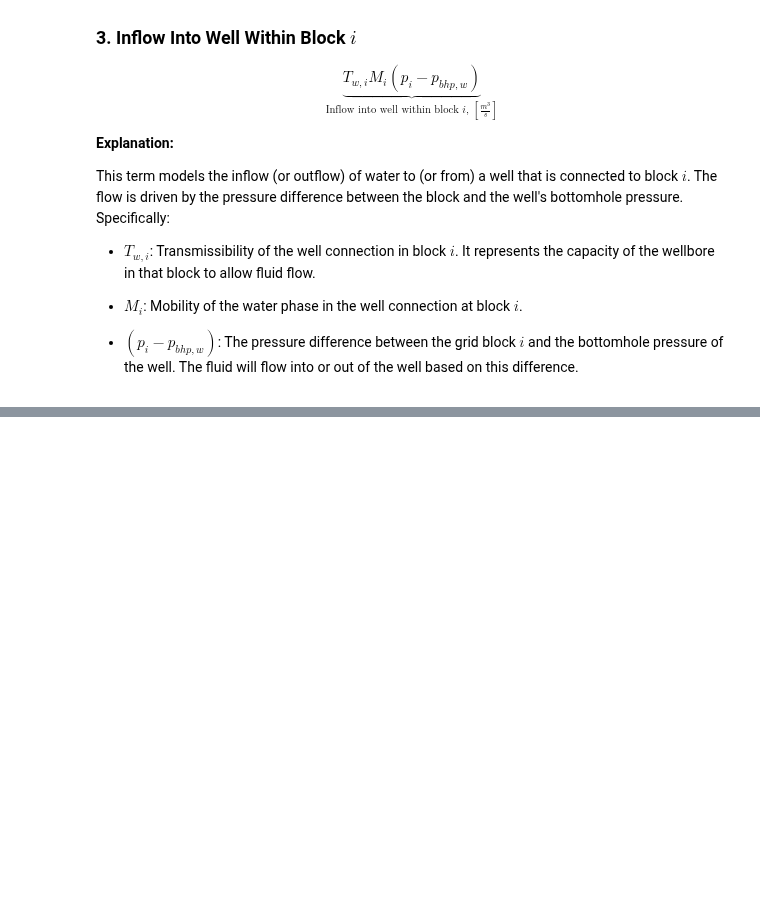
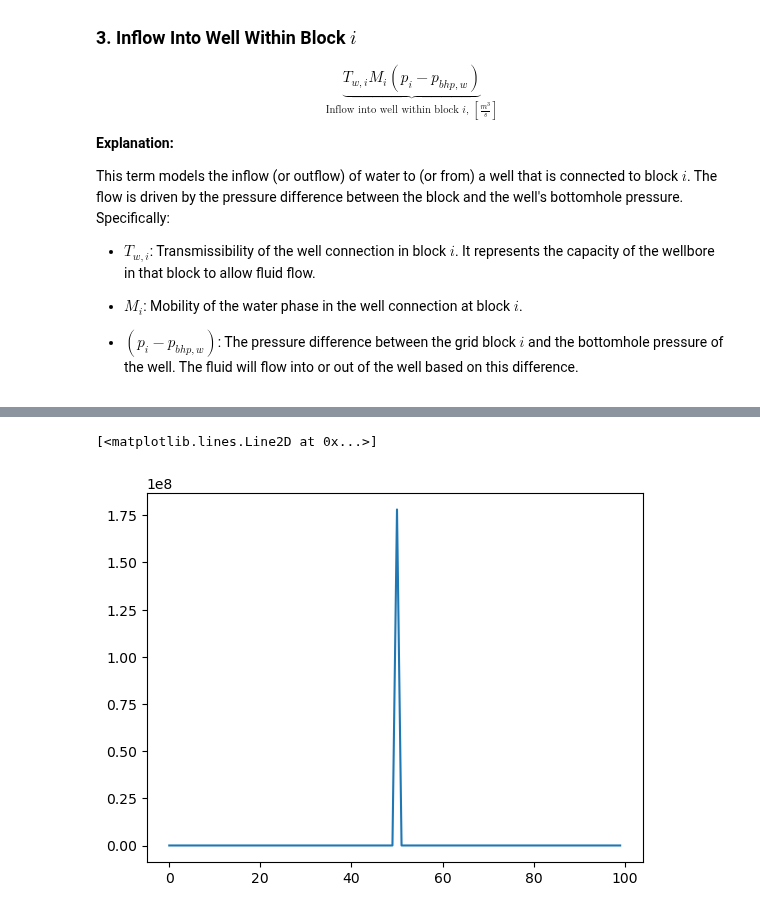
Before and after one commit to rfarell/Subsurface-Modeling-Tutorials, a Jupyter notebook: notebooks/01_Introduction/01_04_Discrete_Single_Phase_Reservoir_Simulator.ipynb, the cells around one changed output, grey strips where cells are left out. Saved outputs shown, nothing was run; the diff lists cells and outputs as text; code cells hidden in the pictures; blank space fills up the shorter version.

```diff
--- a/notebooks/01_Introduction/01_04_Discrete_Single_Phase_Reservoir_Simulator.ipynb
+++ b/notebooks/01_Introduction/01_04_Discrete_Single_Phase_Reservoir_Simulator.ipynb
@@ -442,0 +337,78 @@ plt.show()
+# %%
+import numpy as np
+import matplotlib.pyplot as plt
+import torch
+
+# Constants
+P_MAX = 10000.0
+COMPRESSIBILITY = 1e-5
+cell_volume = 0.5
+n = 100
+well_loc = 50
+poro = torch.ones(n) * 0.3
+V = torch.ones(n) * cell_volume
+lam = 1.0
+dt = 0.01
+well_mobility = torch.ones(n) * 0.5
+well_transmissibility = torch.ones(n) * 0.001
+
+# Initial pressure
+p_new = torch.full((n,), P_MAX, dtype=torch.float64, requires_grad=True)
+
+# Connectivity Matrix
+T = torch.zeros((n, n), dtype=torch.float64)
+T[:-1, 1:] = 1
+T[1:, :-1] = 1
+
+# Functions
+def pore_volume_multiplier(p, V):
+    return V * (1 + COMPRESSIBILITY * (p - P_MAX))
+
+def formation_volume_factor(p):
+    return 1 + COMPRESSIBILITY * (p - P_MAX)
+
+def transmissibility_multiplier(p):
+    return torch.ones_like(p)
+
+def governing_eqn(p_new, p_old, poro, V, lam, T, well_mobility, well_transmissibility):
+    A = torch.diag(poro * pore_volume_multiplier(p_old, V) * formation_volume_factor(p_old))
+    B = torch.sum(T * formation_volume_factor(p_old) * lam * transmissibility_multiplier(p_old) * (p_old[:, None] - p_old), dim=1)
+    pbhp = p_old.clone().detach()
+    pbhp[well_loc] = 0
+    C = well_mobility * well_transmissibility * (p_old - pbhp)
+    R = torch.matmul(A, p_new-p_old) / dt + B + C
+    return R
+
+def compute_jacobian(inputs):
+    jacobian = torch.autograd.functional.jacobian(lambda x: governing_eqn(x, p_old, poro, V, lam, T, well_mobility, well_transmissibility), inputs)
+    return jacobian
+
+# Newton-Raphson loop
+max_iter = 100
+tolerance = 1e-6
+
+# p_old = p_new.clone().detach().requires_grad_(False)  # Attach gradients
+
+for k in range(10):
+    print(f"Iteration {k}")
+    p_old = p_new.clone().detach().requires_grad_(False)
+    for i in range(max_iter):
+        if p_new.grad is not None:
+            p_new.grad.zero_()
+
+        R = governing_eqn(p_new, p_old, poro, V, lam, T, well_mobility, well_transmissibility)
+        R_sum = R.sum()
+        R_sum.backward()
+
+        J_full = compute_jacobian(p_new)
+        delta_p = torch.linalg.solve(J_full, -R.unsqueeze(1))
+        with torch.no_grad():
+            p_new += delta_p.flatten()
+
+        if torch.norm(R, p=2) < tolerance:
+            print(f"Converged at iteration {i}")
+            break
+
+        # p_old = p_new.detach().clone().requires_grad_()
+plt.plot(p_new.detach().numpy())
+# %% [output]
@@ -442,0 +435,2 @@ plt.show()
+[<matplotlib.lines.Line2D at 0x...>]
+[figure, added]
```
Also changed, not shown: parts of 13 cells of this notebook, 1 other file.
